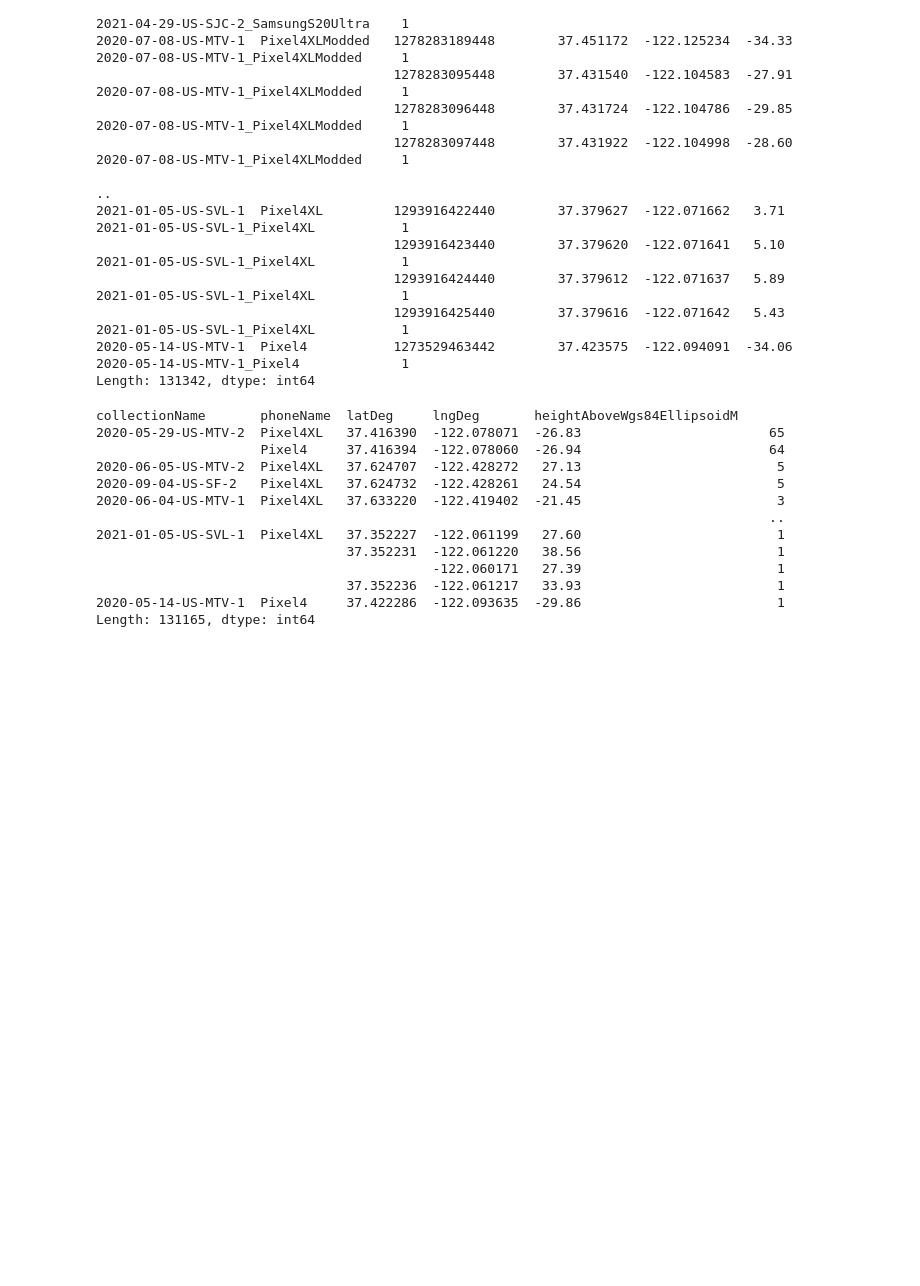
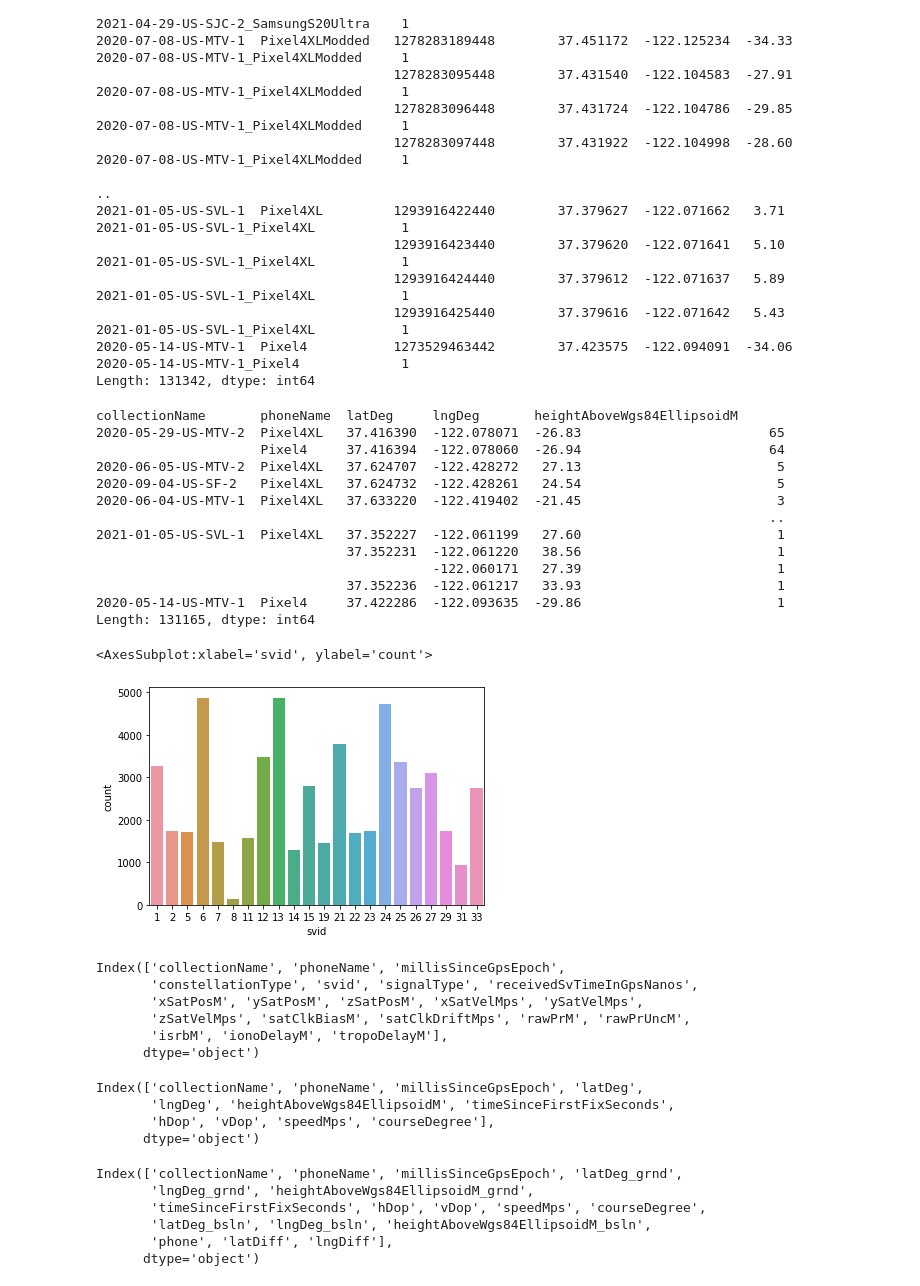
Before and after one commit to shacharhelmer/GNSS-Google, a Jupyter notebook: shachar-dev.ipynb, the cells around one changed output. Drawn from its saved outputs; the diff is of its cells as text; code cells hidden in the pictures; blank space fills up the shorter version.

Commit message:
diff and count plots

```diff
--- a/shachar-dev.ipynb
+++ b/shachar-dev.ipynb
@@ -72,3 +74,45 @@ collectionName       phoneName  latDeg     lngDeg       heightAboveWgs84Ellipsoi
                                 37.352236  -122.061217   33.93                         1
 2020-05-14-US-MTV-1  Pixel4     37.422286  -122.093635  -29.86                         1
 Length: 131165, dtype: int64
+# %%
+df = pd.read_csv('google-smartphone-decimeter-challenge/train/2020-05-14-US-MTV-1/Pixel4/Pixel4_derived.csv')
+derived = df.drop(0)
+df = pd.read_csv('google-smartphone-decimeter-challenge/train/2020-05-14-US-MTV-1/Pixel4/ground_truth.csv')
+ground = df.drop(0)
+bsln_trn = pd.read_csv('google-smartphone-decimeter-challenge/baseline_locations_train.csv')
+bsln_tst = pd.read_csv('google-smartphone-decimeter-challenge/baseline_locations_test.csv')
+target = ground.merge(bsln_trn, how='inner', on=['collectionName', 'phoneName', 'millisSinceGpsEpoch'], suffixes=('_grnd', '_bsln'))
+bsln_trn = pd.read_csv('google-smartphone-decimeter-challenge/baseline_locations_train.csv')
+target['latDiff'] = target['latDeg_grnd']-target['latDeg_bsln']
+target['lngDiff'] = target['lngDeg_grnd']-target['lngDeg_bsln']
+target['latlngDiff'] = abs(target['latDiff'] + target['lngDiff'])
+# %%
+sns.countplot(derived['svid'])
+# %% [output]
+<AxesSubplot:xlabel='svid', ylabel='count'>
+[figure, added]
+# %%
+derived.columns
+# %% [output]
+Index(['collectionName', 'phoneName', 'millisSinceGpsEpoch',
+       'constellationType', 'svid', 'signalType', 'receivedSvTimeInGpsNanos',
+       'xSatPosM', 'ySatPosM', 'zSatPosM', 'xSatVelMps', 'ySatVelMps',
+       'zSatVelMps', 'satClkBiasM', 'satClkDriftMps', 'rawPrM', 'rawPrUncM',
+       'isrbM', 'ionoDelayM', 'tropoDelayM'],
+      dtype='object')
+# %%
+ground.columns
+# %% [output]
+Index(['collectionName', 'phoneName', 'millisSinceGpsEpoch', 'latDeg',
+       'lngDeg', 'heightAboveWgs84EllipsoidM', 'timeSinceFirstFixSeconds',
+       'hDop', 'vDop', 'speedMps', 'courseDegree'],
+      dtype='object')
+# %%
+target.columns
+# %% [output]
+Index(['collectionName', 'phoneName', 'millisSinceGpsEpoch', 'latDeg_grnd',
+       'lngDeg_grnd', 'heightAboveWgs84EllipsoidM_grnd',
+       'timeSinceFirstFixSeconds', 'hDop', 'vDop', 'speedMps', 'courseDegree',
+       'latDeg_bsln', 'lngDeg_bsln', 'heightAboveWgs84EllipsoidM_bsln',
+       'phone', 'latDiff', 'lngDiff'],
+      dtype='object')
```
Also changed, not shown: parts of 7 cells of this notebook.
